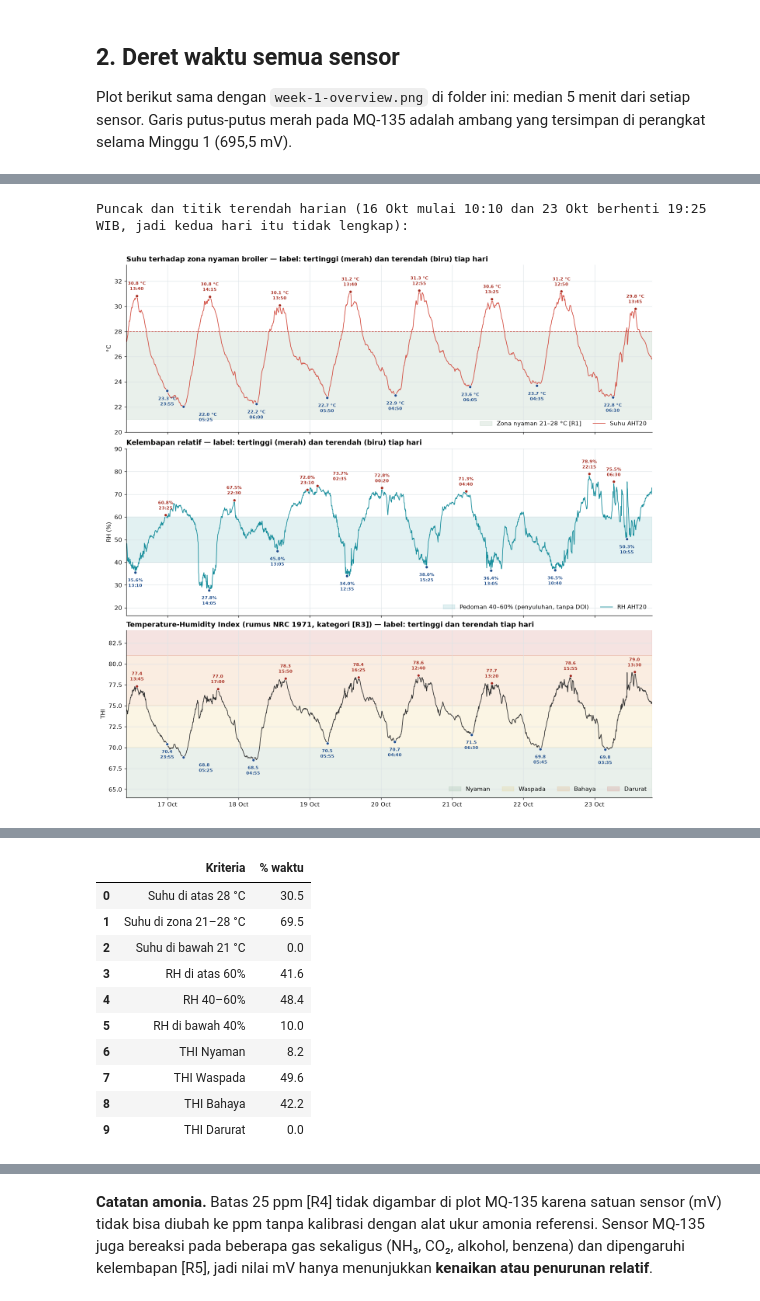
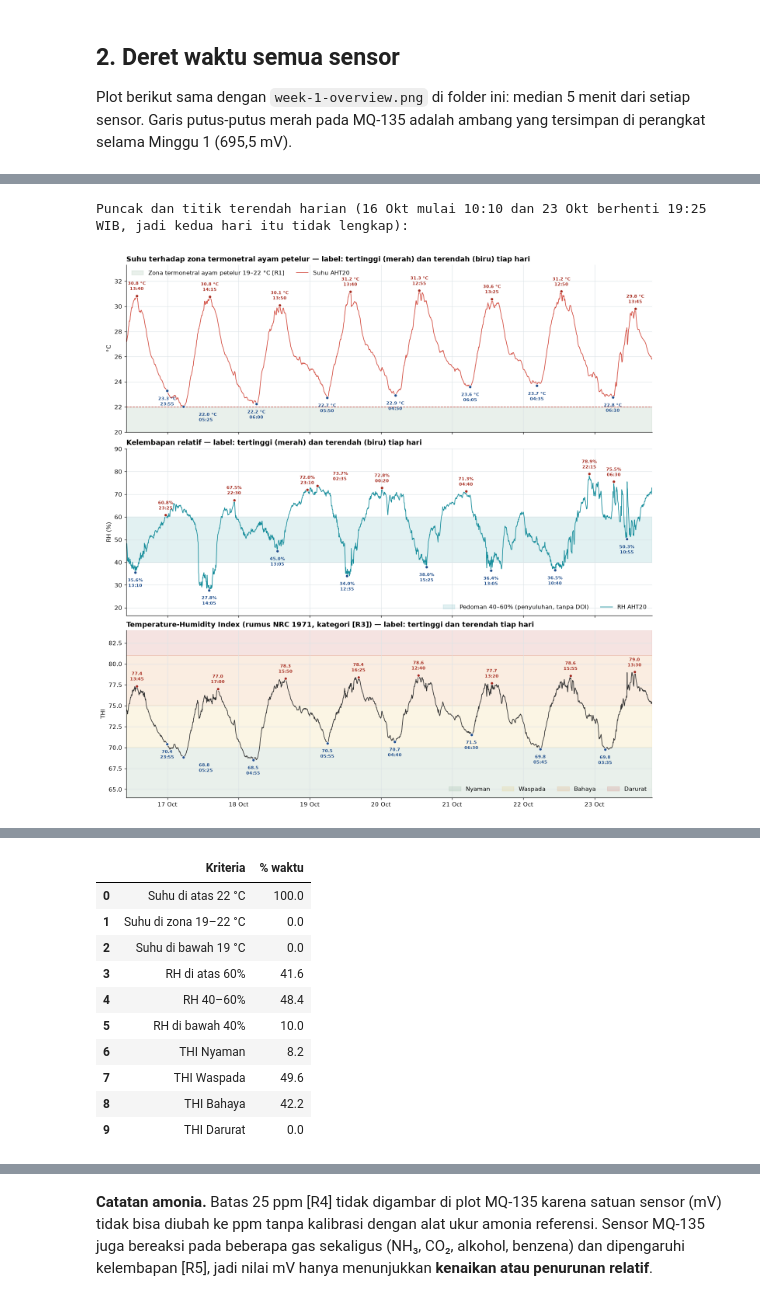
Before and after one commit to andogrns/iot-coop-monitor, a Jupyter notebook: Week 1 Readings/Plots/week1_analysis.ipynb, the cells around one changed output, grey strips where cells are left out. Saved outputs shown, nothing was run; the diff lists cells and outputs as text; code cells hidden in the pictures.

```diff
--- a/Week 1 Readings/Plots/week1_analysis.ipynb
+++ b/Week 1 Readings/Plots/week1_analysis.ipynb
@@ -189,5 +191,5 @@ Kim dkk. (2024) menyebut memakai rumus NRC (1971), tetapi tidak menuliskan rumus
 # %%
-TN_LOW, TN_HIGH = 21.0, 28.0      # zona nyaman broiler [R1]
+TN_LOW, TN_HIGH = 19.0, 22.0      # zona termonetral ayam petelur [R1]
 RH_LOW, RH_HIGH = 40.0, 60.0      # pedoman penyuluhan UGA (tanpa DOI)
 THI_BANDS = [(-np.inf, 70, 'Nyaman', '#6f9e7a'), (70, 75, 'Waspada', '#e5c04a'),
              (75, 81, 'Bahaya', '#e08a3c'), (81, np.inf, 'Darurat', '#c2453a')]   # [R3]
@@ -200,41 +202,41 @@ b['thi'] = thi_nrc(b.temp, b.rh)
 
 fig, axs = plt.subplots(3, 1, figsize=(13, 13), sharex=True, layout='constrained')
 ax = axs[0]
-ax.axhspan(TN_LOW, TN_HIGH, color='#6f9e7a', alpha=.15, label=f'Zona nyaman {TN_LOW:.0f}–{TN_HIGH:.0f} °C [R1]')
+ax.axhspan(TN_LOW, TN_HIGH, color='#6f9e7a', alpha=.15, label=f'Zona termonetral ayam petelur {TN_LOW:.0f}–{TN_HIGH:.0f} °C [R1]')
 ax.plot(b.index, b.temp, color='#d34c40', lw=1.1, label='Suhu AHT20')
 ax.axhline(TN_HIGH, color='#c2453a', ls='--', lw=1)
 mark_peaks_lows(ax, b.temp, ' °C')
-ax.set_ylabel('°C'); ax.set_title('Suhu terhadap zona nyaman broiler — label: tertinggi (merah) dan terendah (biru) tiap hari', loc='left'); ax.legend(frameon=False, loc='lower right', ncol=2)
+ax.set_ylabel('°C'); ax.set_title('Suhu terhadap zona termonetral ayam petelur — label: tertinggi (merah) dan terendah (biru) tiap hari', loc='left'); ax.legend(frameon=False, loc='upper left', ncol=2)
 ax = axs[1]
 ax.axhspan(RH_LOW, RH_HIGH, color='#168d9b', alpha=.12, label='Pedoman 40–60% (penyuluhan, tanpa DOI)')
 ax.plot(b.index, b.rh, color='#168d9b', lw=1.1, label='RH AHT20')
 mark_peaks_lows(ax, b.rh, '%')
 ax.set_ylabel('RH (%)'); ax.set_title('Kelembapan relatif — label: tertinggi (merah) dan terendah (biru) tiap hari', loc='left'); ax.legend(frameon=False, loc='lower right', ncol=2)
 ax = axs[2]
 for lo, hi, name, col in THI_BANDS:
     ax.axhspan(max(lo, 60), min(hi, 90), color=col, alpha=.15, label=f'{name}')
 ax.plot(b.index, b.thi, color='#333', lw=1.1)
 mark_peaks_lows(ax, b.thi, '')
 ax.set_ylim(64, 84); ax.set_ylabel('THI'); ax.set_title('Temperature-Humidity Index (rumus NRC 1971, kategori [R3]) — label: tertinggi dan terendah tiap hari', loc='left')
 ax.legend(frameon=False, ncol=4, loc='lower right')
 for ax in axs: time_axis(ax)
 plt.show()
 
 print('Puncak dan titik terendah harian (16 Okt mulai 10:10 dan 23 Okt berhenti 19:25 WIB, jadi kedua hari itu tidak lengkap):')
 display(extremes_table({'Suhu (°C)': (b.temp, 1), 'RH (%)': (b.rh, 1), 'THI': (b.thi, 1)}))
 
 def share(mask): return 100 * mask.mean()
 summary = pd.DataFrame({
-    'Kriteria': ['Suhu di atas 28 °C', 'Suhu di zona 21–28 °C', 'Suhu di bawah 21 °C',
+    'Kriteria': ['Suhu di atas 22 °C', 'Suhu di zona 19–22 °C', 'Suhu di bawah 19 °C',
                  'RH di atas 60%', 'RH 40–60%', 'RH di bawah 40%'] + [f'THI {n}' for _, _, n, _ in THI_BANDS],
     '% waktu': [share(b.temp > TN_HIGH), share(b.temp.between(TN_LOW, TN_HIGH)), share(b.temp < TN_LOW),
                 share(b.rh > RH_HIGH), share(b.rh.between(RH_LOW, RH_HIGH)), share(b.rh < RH_LOW)]
                + [share((b.thi >= lo) & (b.thi < hi)) for lo, hi, _, _ in THI_BANDS]})
 summary['% waktu'] = summary['% waktu'].round(1)
 summary
 # %% [output]
 Puncak dan titik terendah harian (16 Okt mulai 10:10 dan 23 Okt berhenti 19:25 WIB, jadi kedua hari itu tidak lengkap):
-[figure, old version]
+[figure, new version]
 |  | Suhu (°C) maks | jam Suhu (°C) maks | Suhu (°C) min | jam Suhu (°C) min | RH (%) maks | jam RH (%) maks | ... |
 | 16 Oct | 30.8 | 13:40 | 23.3 | 23:55 | 60.8 | 23:25 | ... |
 | 17 Oct | 30.8 | 14:15 | 22.0 | 05:25 | 67.5 | 22:30 | ... |
@@ -245,9 +247,9 @@ Puncak dan titik terendah harian (16 Okt mulai 10:10 dan 23 Okt berhenti 19:25 W
 | 22 Oct | 31.2 | 12:50 | 23.7 | 04:35 | 78.9 | 22:15 | ... |
 | 23 Oct | 29.8 | 13:45 | 22.8 | 06:10 | 75.5 | 06:30 | ... |
 |  | Kriteria | % waktu |
-| 0 | Suhu di atas 28 °C | 30.5 |
-| 1 | Suhu di zona 21–28 °C | 69.5 |
-| 2 | Suhu di bawah 21 °C | 0.0 |
+| 0 | Suhu di atas 22 °C | 100.0 |
+| 1 | Suhu di zona 19–22 °C | 0.0 |
+| 2 | Suhu di bawah 19 °C | 0.0 |
 | 3 | RH di atas 60% | 41.6 |
 | 4 | RH 40–60% | 48.4 |
 | 5 | RH di bawah 40% | 10.0 |
```
Also changed, not shown: parts of 27 cells of this notebook, 5 other files.
